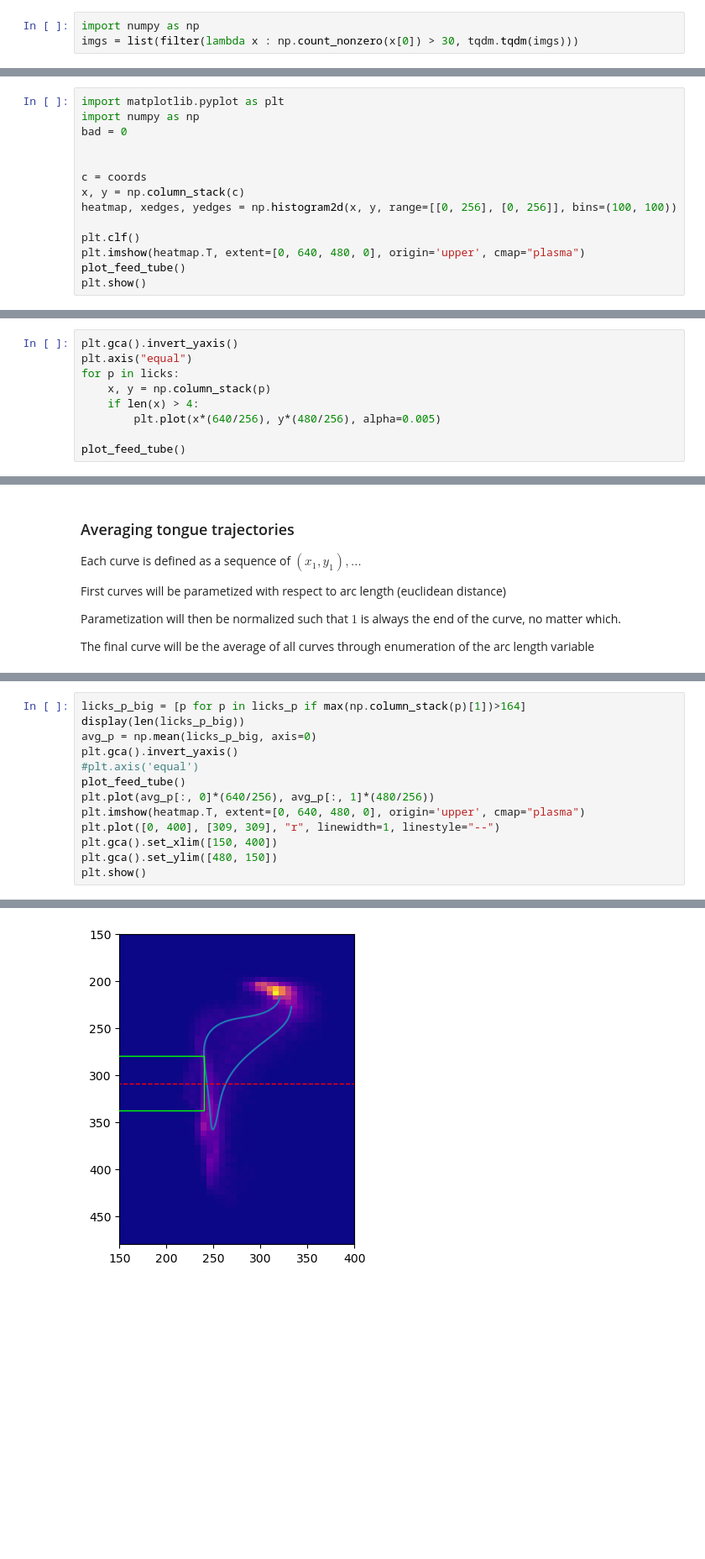
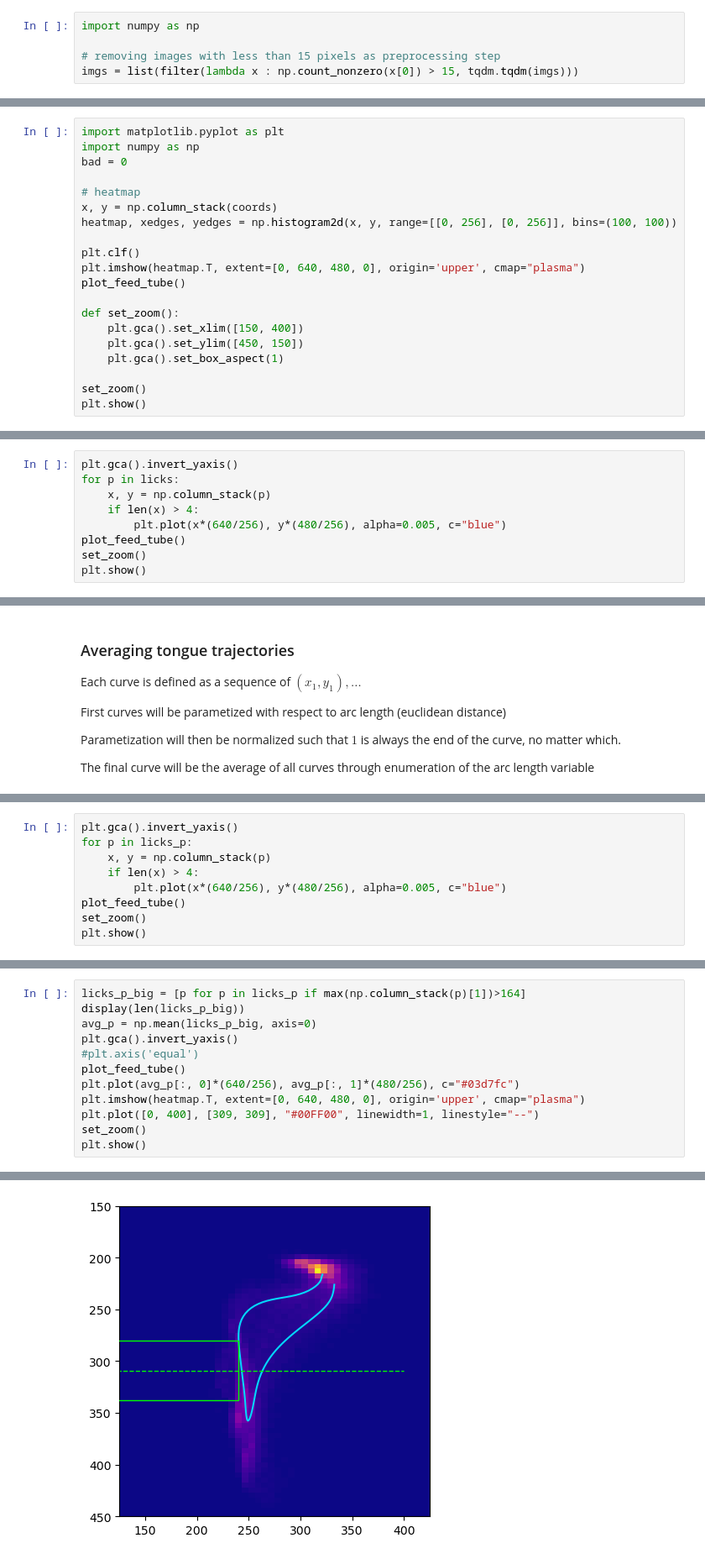
Before and after one commit to nonrice/lab-work, a Jupyter notebook: analysis/tongue_trajectory/tongue_trajectory.ipynb, the cells around one changed output, grey strips where cells are left out. Shown at 84% size. Saved outputs shown, nothing was run; the diff lists cells and outputs as text; blank space fills up the shorter version.

```diff
--- a/analysis/tongue_trajectory/tongue_trajectory.ipynb
+++ b/analysis/tongue_trajectory/tongue_trajectory.ipynb
@@ -31,6 +31,8 @@ plt.imshow(imgs[29963][0])
 # %%
 import numpy as np
-imgs = list(filter(lambda x : np.count_nonzero(x[0]) > 30, tqdm.tqdm(imgs)))
+
+# removing images with less than 15 pixels as preprocessing step
+imgs = list(filter(lambda x : np.count_nonzero(x[0]) > 15, tqdm.tqdm(imgs)))
 # %%
 imgs = list(map(lambda x : (orofacial.tongue_mask_processing.keep_largest_cc(x[0].astype(np.uint8)).astype(np.bool_), x[1]), tqdm.tqdm(imgs)))
 # %%
@@ -67,13 +69,19 @@ import matplotlib.pyplot as plt
 import numpy as np
 bad = 0
 
-
-c = coords
-x, y = np.column_stack(c)
+# heatmap
+x, y = np.column_stack(coords)
 heatmap, xedges, yedges = np.histogram2d(x, y, range=[[0, 256], [0, 256]], bins=(100, 100))
 
 plt.clf()
 plt.imshow(heatmap.T, extent=[0, 640, 480, 0], origin='upper', cmap="plasma")
 plot_feed_tube()
+
+def set_zoom():
+    plt.gca().set_xlim([150, 400])
+    plt.gca().set_ylim([450, 150])
+    plt.gca().set_box_aspect(1)
+
+set_zoom()
 plt.show()
 # %% [output]
@@ -103,10 +103,10 @@ len(licks)
 # %%
 plt.gca().invert_yaxis()
-plt.axis("equal")
 for p in licks:
     x, y = np.column_stack(p)
     if len(x) > 4:
-        plt.plot(x*(640/256), y*(480/256), alpha=0.005)
-
+        plt.plot(x*(640/256), y*(480/256), alpha=0.005, c="blue")
 plot_feed_tube()
+set_zoom()
+plt.show()
 # %% [output]
@@ -185,0 +166,9 @@ display(len(licks_p))
+# %%
+plt.gca().invert_yaxis()
+for p in licks_p:
+    x, y = np.column_stack(p)
+    if len(x) > 4:
+        plt.plot(x*(640/256), y*(480/256), alpha=0.005, c="blue")
+plot_feed_tube()
+set_zoom()
+plt.show()
@@ -202,10 +190,9 @@ avg_p = np.mean(licks_p_big, axis=0)
 plt.gca().invert_yaxis()
 #plt.axis('equal')
 plot_feed_tube()
-plt.plot(avg_p[:, 0]*(640/256), avg_p[:, 1]*(480/256))
+plt.plot(avg_p[:, 0]*(640/256), avg_p[:, 1]*(480/256), c="#03d7fc")
 plt.imshow(heatmap.T, extent=[0, 640, 480, 0], origin='upper', cmap="plasma")
-plt.plot([0, 400], [309, 309], "r", linewidth=1, linestyle="--")
-plt.gca().set_xlim([150, 400])
-plt.gca().set_ylim([480, 150])
+plt.plot([0, 400], [309, 309], "#00FF00", linewidth=1, linestyle="--")
+set_zoom()
 plt.show()
 # %% [output]
@@ -213 +200 @@ plt.show()
-[figure, old version]
+[figure, new version]
```
Also changed, not shown: parts of 13 cells of this notebook, 2 other files.
